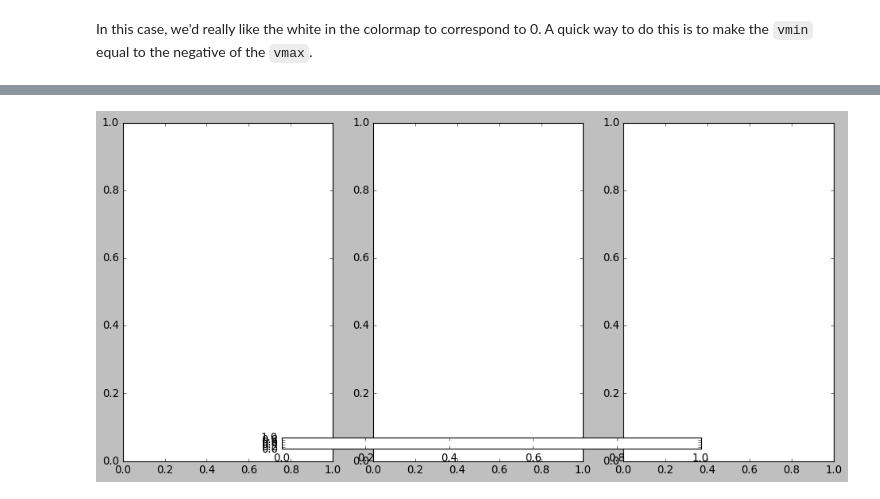
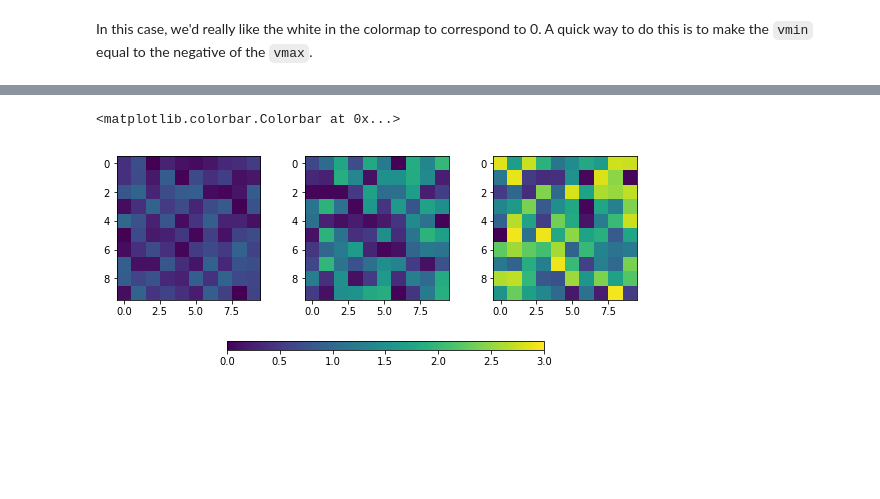
Before and after one commit to naxvm/AnatomyOfMatplotlib, a Jupyter notebook: AnatomyOfMatplotlib-Part2-Plotting_Methods_Overview.ipynb, the cells around one changed output, grey strips where cells are left out. Drawn from its saved outputs; the diff is of its cells as text; code cells hidden in the pictures; blank space fills up the shorter version.

```diff
--- a/AnatomyOfMatplotlib-Part2-Plotting_Methods_Overview.ipynb
+++ b/AnatomyOfMatplotlib-Part2-Plotting_Methods_Overview.ipynb
@@ -271,21 +278,25 @@ Can you reproduce the figure below?
 # %%
+# %load exercises/2.2-vmin_vmax_imshow_and_colorbars.py
 import numpy as np
 import matplotlib.pyplot as plt
 np.random.seed(1)
-
-plt.style.use('classic')
 
 # Generate random data with different ranges...
 data1 = np.random.random((10, 10))
 data2 = 2 * np.random.random((10, 10))
 data3 = 3 * np.random.random((10, 10))
 
 # Set up our figure and axes...
 fig, axes = plt.subplots(ncols=3, figsize=plt.figaspect(0.5))
 fig.tight_layout() # Make the subplots fill up the figure a bit more...
 cax = fig.add_axes([0.25, 0.1, 0.55, 0.03]) # Add an axes for the colorbar
 
 # Now you're on your own!
-plt.show()
+im1 = axes[0].imshow(data1, vmin=0, vmax=3)
+im2 = axes[1].imshow(data2, vmin=0, vmax=3)
+im3 = axes[2].imshow(data3, vmin=0, vmax=3)
+
+fig.colorbar(im1, cax=cax, orientation='horizontal')
 # %% [output]
+<matplotlib.colorbar.Colorbar at 0x...>
-[figure, old version]
+[figure, new version]
```
Also changed, not shown: parts of 6 cells of this notebook, 1 other file.
